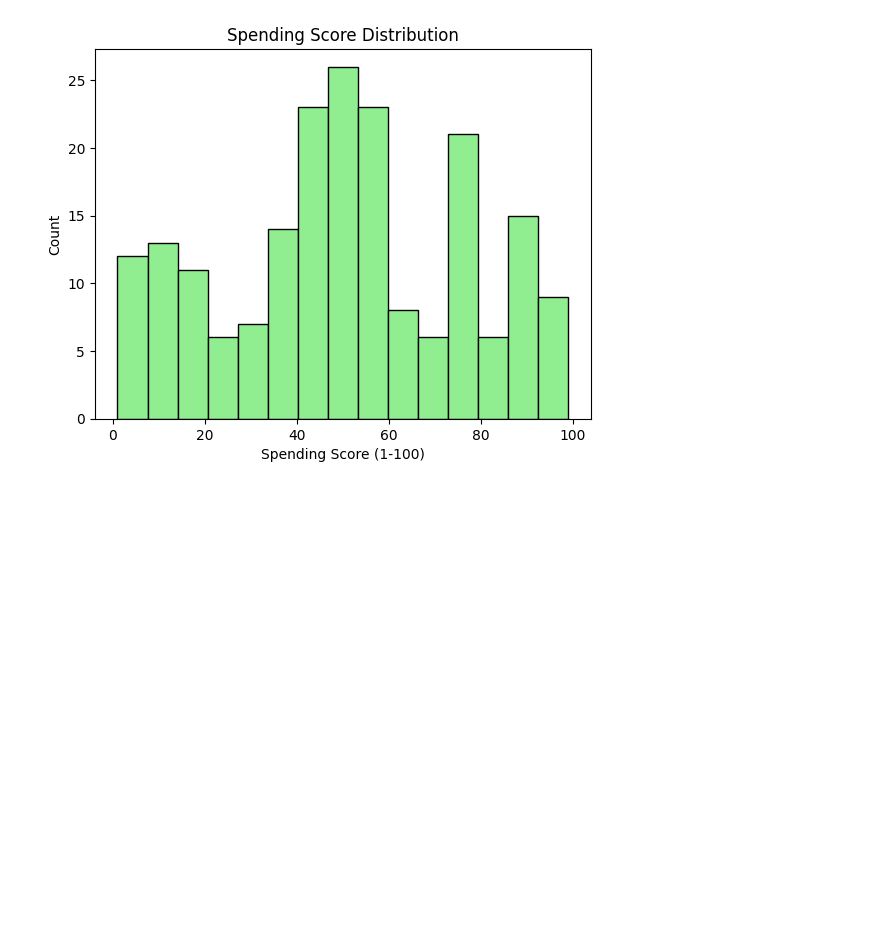
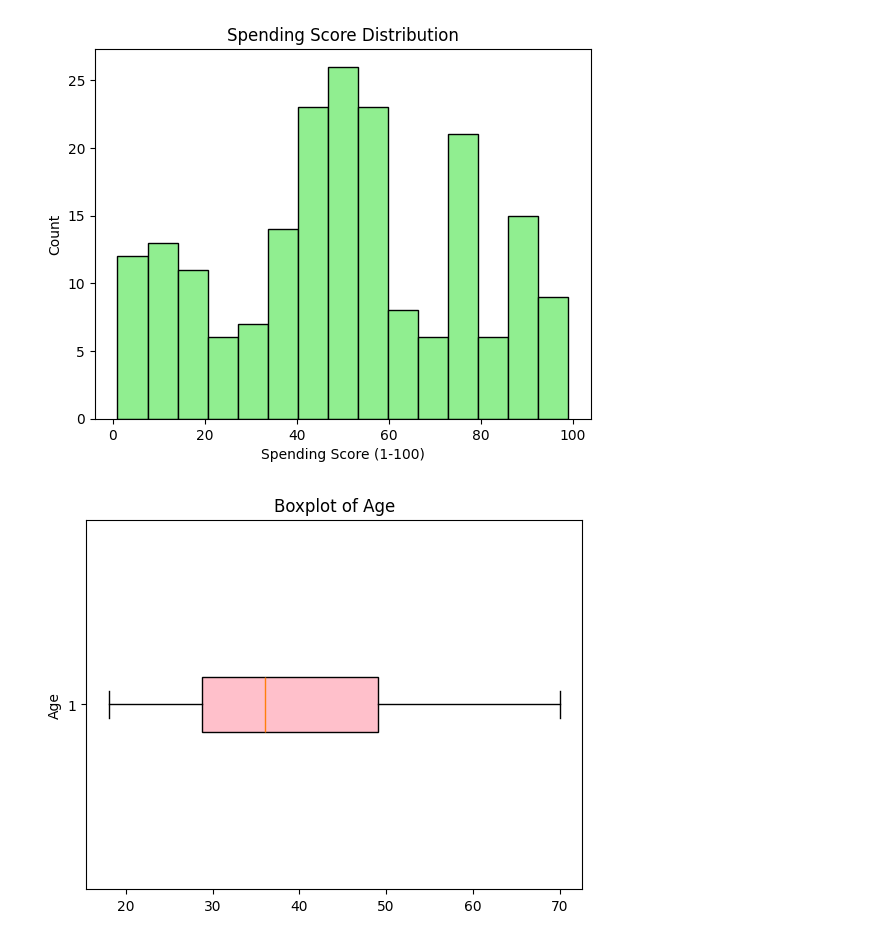
Before and after one commit to PriyankaaNigam/AI-Data-Unlocked, a Jupyter notebook: customer_segmentation/notebooks/mall_segmentation.ipynb, the cells around one changed output. Saved outputs shown, nothing was run; the diff lists cells and outputs as text; code cells hidden in the pictures; blank space fills up the shorter version.

Commit message:
Add boxplots

```diff
--- a/customer_segmentation/notebooks/mall_segmentation.ipynb
+++ b/customer_segmentation/notebooks/mall_segmentation.ipynb
@@ -81,3 +81,11 @@ plt.ylabel("Count")
 plt.show()
 # %% [output]
 [figure]
+# %%
+#Age
+plt.boxplot(df["Age"], vert=False, patch_artist=True, boxprops=dict(facecolor='pink'))
+plt.title("Boxplot of Age")
+plt.ylabel("Age")
+plt.show()
+# %% [output]
+[figure, added]
```
Also changed, not shown: parts of 2 cells of this notebook.
